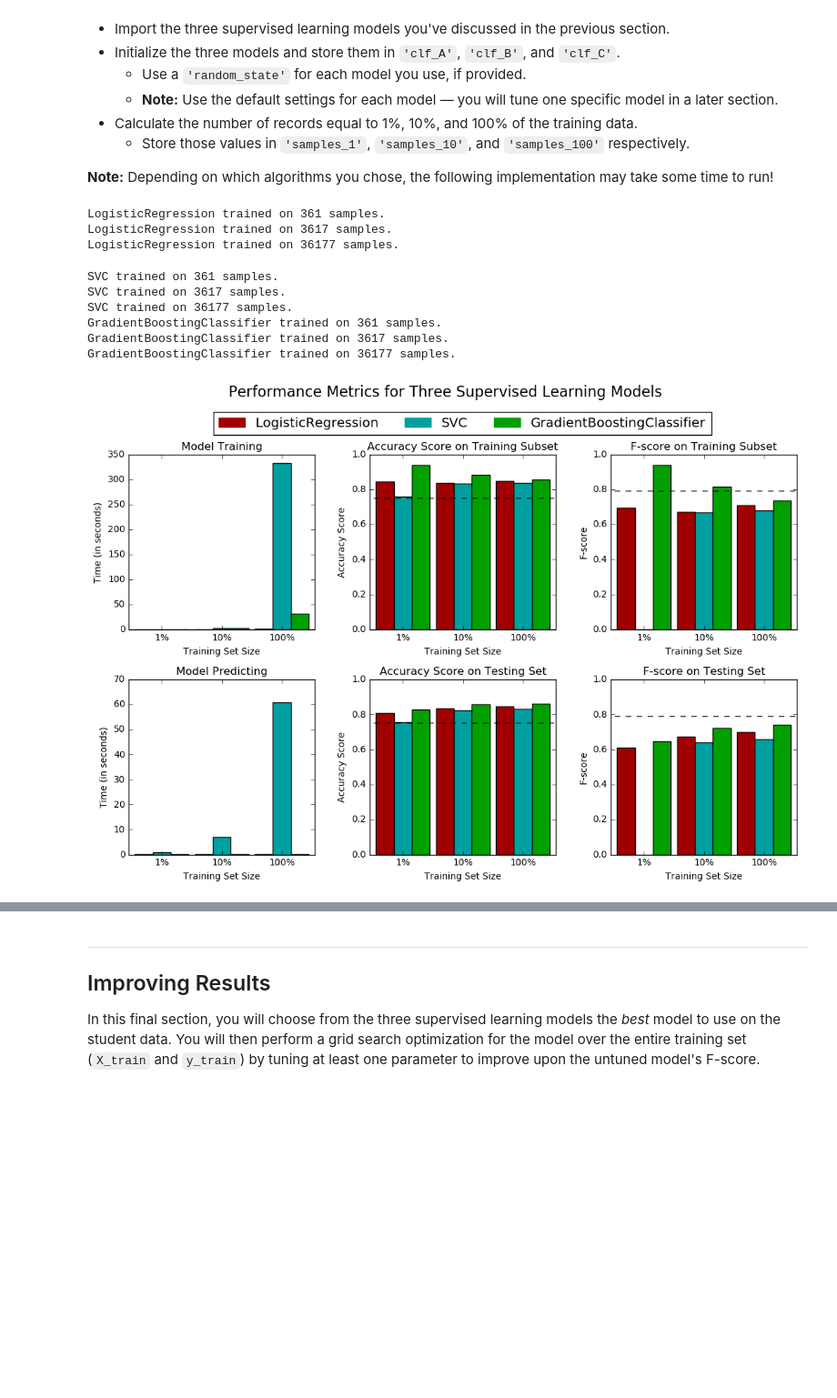
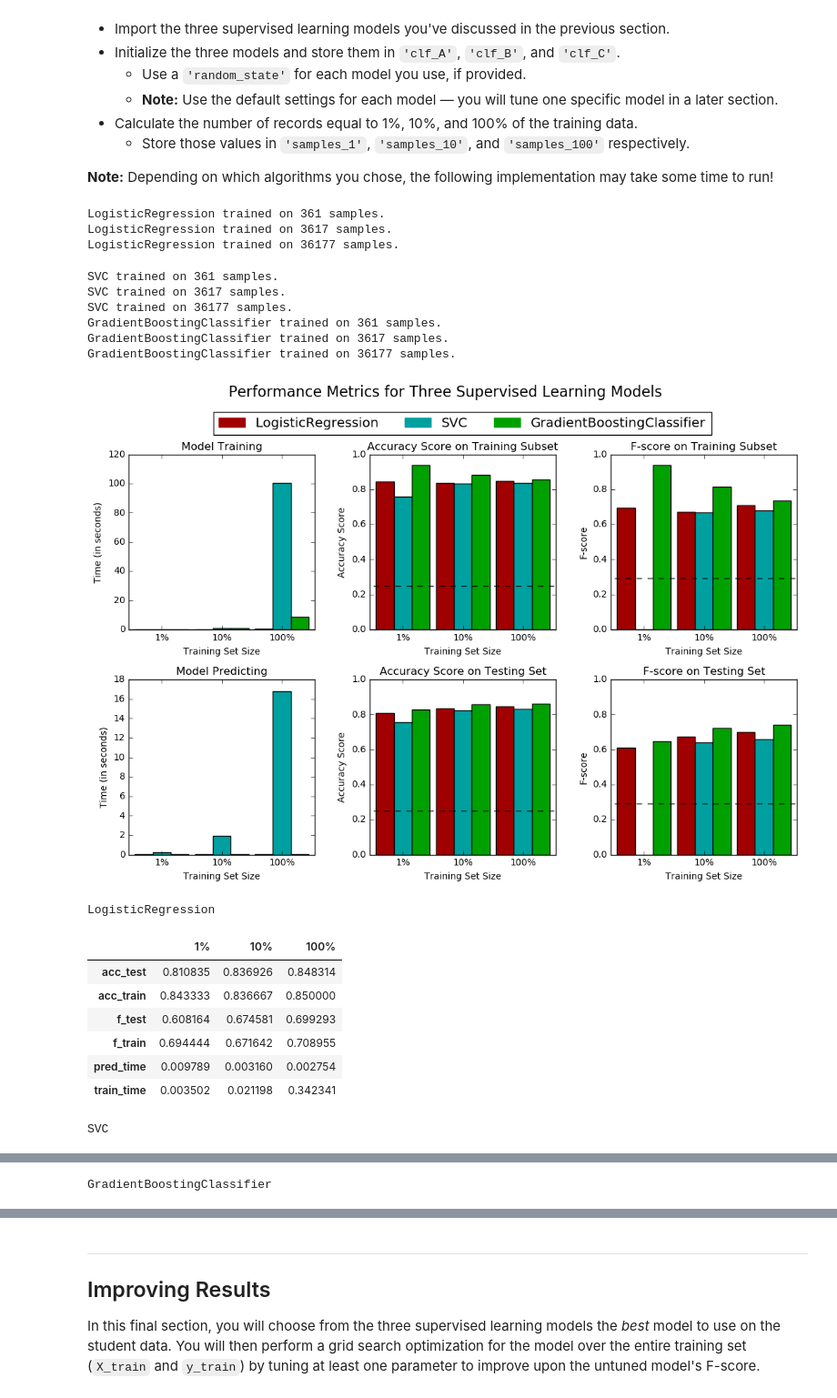
Before and after one commit to martinsimon88/Udacity3_donors, a Jupyter notebook: finding_donors.ipynb, the cells around one changed output, grey strips where cells are left out. Shown: that part at 91% size. Cells and saved outputs as stored; diff of their text form; code cells hidden in the pictures; blank space fills up the shorter version.

```diff
--- a/finding_donors.ipynb
+++ b/finding_donors.ipynb
@@ -55,11 +55,11 @@ n_records = len(data)
 # TODO: Number of records where individual's income is more than $50,000
 counts = data.income.value_counts()
 
-n_greater_50k = counts["<=50K"]
+n_greater_50k = counts[">50K"]
 #data.income['50K'].value_counts() #pd.Series.value_counts #sum(data[data.income == "<=50K"])
 
 # TODO: Number of records where individual's income is at most $50,000
-n_at_most_50k = counts[">50K"]
+n_at_most_50k = counts["<=50K"]
 
 # TODO: Percentage of individuals whose income is more than $50,000
 greater_percent = 100*n_greater_50k/n_records
@@ -144,7 +144,10 @@ Additionally, as with the non-numeric features, we need to convert the non-numer
 features = pd.get_dummies(features_raw)
 #print features
 # TODO: Encode the 'income_raw' data to numerical values
-income = income_raw.apply(lambda x: 0 if x == "<=50K" else 1)
+#income = income_raw.apply(lambda x: 0 if x == "<=50K" else 1)
+
+# This is so much more elegant: :)
+income = pd.get_dummies(income_raw)['>50K']
 #print income, income_raw
 
 # Print the number of features after one-hot encoding
@@ -367,31 +371,44 @@ from sklearn.ensemble import GradientBoostingClassifier
 clf_A = LogisticRegression(random_state=1)
 clf_B = SVC(random_state=1)
 clf_C = GradientBoostingClassifier(random_state=1)
 
 # TODO: Calculate the number of samples for 1%, 10%, and 100% of the training data
 samples_1 = int(len(X_train)*0.01)
 samples_10 = int(len(X_train)*0.1)
 samples_100 = int(len(X_train))
 
 # Collect results on the learners
 results = {}
 for clf in [clf_A, clf_B, clf_C]:
     clf_name = clf.__class__.__name__
     results[clf_name] = {}
     for i, samples in enumerate([samples_1, samples_10, samples_100]):
         results[clf_name][i] = \
         train_predict(clf, samples, X_train, y_train, X_test, y_test)
 
 # Run metrics visualization for the three supervised learning models chosen
 vs.evaluate(results, accuracy, fscore)
+
+for i in results.items():
+    print i[0]
+    display(pd.DataFrame(i[1]).rename(columns={0:'1%', 1:'10%', 2:'100%'}))
 # %% [output]
 LogisticRegression trained on 361 samples.
 LogisticRegression trained on 3617 samples.
 LogisticRegression trained on 36177 samples.
 SVC trained on 361 samples.
 SVC trained on 3617 samples.
 SVC trained on 36177 samples.
 GradientBoostingClassifier trained on 361 samples.
 GradientBoostingClassifier trained on 3617 samples.
 GradientBoostingClassifier trained on 36177 samples.
-[figure, old version]
+[figure, new version]
+LogisticRegression
+|  | 1% | 10% | 100% |
+| acc_test | 0.810835 | 0.836926 | 0.848314 |
+| acc_train | 0.843333 | 0.836667 | 0.850000 |
+| f_test | 0.608164 | 0.674581 | 0.699293 |
+| f_train | 0.694444 | 0.671642 | 0.708955 |
+| pred_time | 0.009789 | 0.003160 | 0.002754 |
+| train_time | 0.003502 | 0.021198 | 0.342341 |
+SVC
@@ -397,0 +422 @@ GradientBoostingClassifier trained on 36177 samples.
+GradientBoostingClassifier
```
Also changed, not shown: parts of 14 cells of this notebook, 1 other file.
